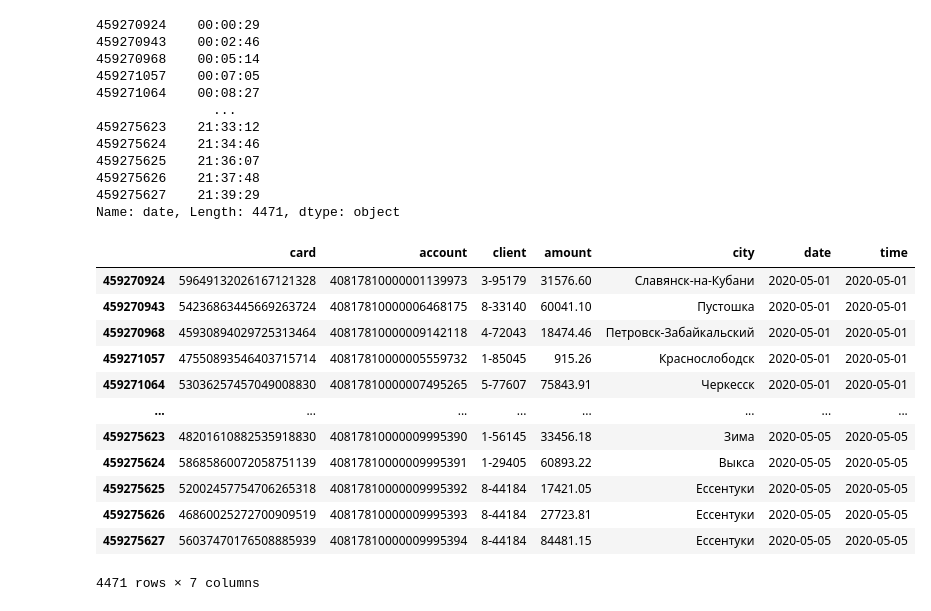
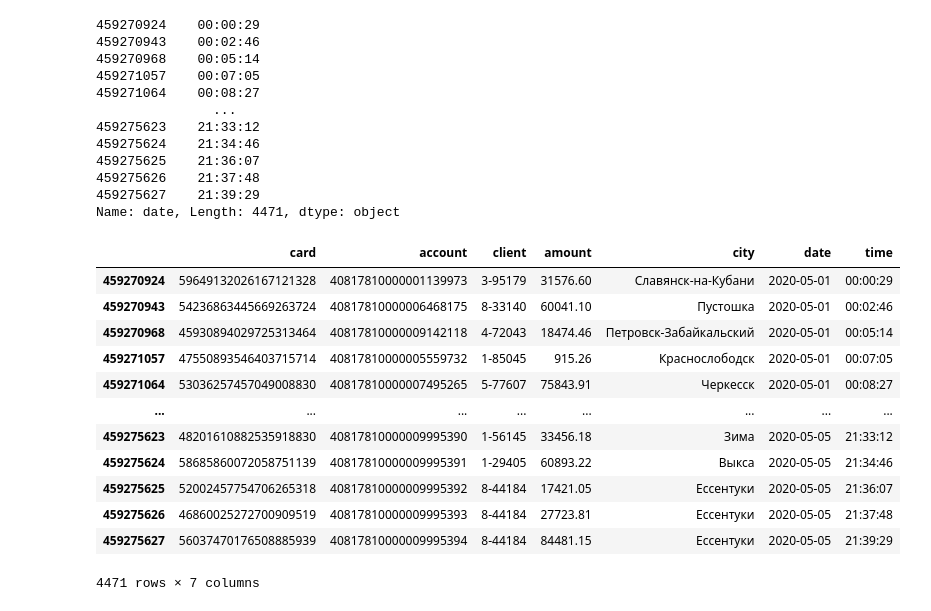
Before and after one commit to sersldmir/all_comp_repo, a Jupyter notebook: sber_cup.ipynb, the cells around one changed output. Drawn from its saved outputs; the diff is of its cells as text; code cells hidden in the pictures.

Commit message:
fixed time error

```diff
--- a/sber_cup.ipynb
+++ b/sber_cup.ipynb
@@ -135,29 +134,29 @@ Name: date, Length: 4471, dtype: object
 # %%
 # избавимся от ненужных данных и оставим следующие данные:
 # - дата операции (разобьем отдельно на дату и время)
 # - номер карты
 # - номер акка
 # - номер клиента
 # - сумма средств в операции
 # - город
 
-df_for_analysis = transactions_df.loc[:, ['card', 'account', 'client', 'amount', 'city']].astype({'amount': np.float64, 'card':np.str_, 'account':np.str_, 'client':np.str_, 'city':np.str_})
+df_for_analysis = transactions_df.loc[:, ['card', 'account', 'client', 'amount', 'city']]
 transaction_dates = pd.to_datetime(transactions_df.loc[:, 'date'].str.split('T').apply(lambda x: x[0]), format='%Y-%m-%d')
 df_for_analysis['date'] = transaction_dates
 transaction_times = pd.to_datetime(transactions_df.loc[:, 'date'].str.split('T').apply(lambda x: x[1]), format='%H:%M:%S').dt.time
-df_for_analysis['time'] = transaction_dates
+df_for_analysis['time'] = transaction_times
 df_for_analysis
 # %% [output]
 |  | card | account | client | amount | city | date | time |
-| 459270924 | 59649132026167121328 | 40817810000001139973 | 3-95179 | 31576.60 | Славянск-на-Кубани | 2020-05-01 | 2020-05-01 |
-| 459270943 | 54236863445669263724 | 40817810000006468175 | 8-33140 | 60041.10 | Пустошка | 2020-05-01 | 2020-05-01 |
-| 459270968 | 45930894029725313464 | 40817810000009142118 | 4-72043 | 18474.46 | Петровск-Забайкальский | 2020-05-01 | 2020-05-01 |
-| 459271057 | 47550893546403715714 | 40817810000005559732 | 1-85045 | 915.26 | Краснослободск | 2020-05-01 | 2020-05-01 |
-| 459271064 | 53036257457049008830 | 40817810000007495265 | 5-77607 | 75843.91 | Черкесск | 2020-05-01 | 2020-05-01 |
+| 459270924 | 59649132026167121328 | 40817810000001139973 | 3-95179 | 31576.60 | Славянск-на-Кубани | 2020-05-01 | 00:00:29 |
+| 459270943 | 54236863445669263724 | 40817810000006468175 | 8-33140 | 60041.10 | Пустошка | 2020-05-01 | 00:02:46 |
+| 459270968 | 45930894029725313464 | 40817810000009142118 | 4-72043 | 18474.46 | Петровск-Забайкальский | 2020-05-01 | 00:05:14 |
+| 459271057 | 47550893546403715714 | 40817810000005559732 | 1-85045 | 915.26 | Краснослободск | 2020-05-01 | 00:07:05 |
+| 459271064 | 53036257457049008830 | 40817810000007495265 | 5-77607 | 75843.91 | Черкесск | 2020-05-01 | 00:08:27 |
 | ... | ... | ... | ... | ... | ... | ... | ... |
-| 459275623 | 48201610882535918830 | 40817810000009995390 | 1-56145 | 33456.18 | Зима | 2020-05-05 | 2020-05-05 |
-| 459275624 | 58685860072058751139 | 40817810000009995391 | 1-29405 | 60893.22 | Выкса | 2020-05-05 | 2020-05-05 |
-| 459275625 | 52002457754706265318 | 40817810000009995392 | 8-44184 | 17421.05 | Ессентуки | 2020-05-05 | 2020-05-05 |
-| 459275626 | 46860025272700909519 | 40817810000009995393 | 8-44184 | 27723.81 | Ессентуки | 2020-05-05 | 2020-05-05 |
-| 459275627 | 56037470176508885939 | 40817810000009995394 | 8-44184 | 84481.15 | Ессентуки | 2020-05-05 | 2020-05-05 |
+| 459275623 | 48201610882535918830 | 40817810000009995390 | 1-56145 | 33456.18 | Зима | 2020-05-05 | 21:33:12 |
+| 459275624 | 58685860072058751139 | 40817810000009995391 | 1-29405 | 60893.22 | Выкса | 2020-05-05 | 21:34:46 |
+| 459275625 | 52002457754706265318 | 40817810000009995392 | 8-44184 | 17421.05 | Ессентуки | 2020-05-05 | 21:36:07 |
+| 459275626 | 46860025272700909519 | 40817810000009995393 | 8-44184 | 27723.81 | Ессентуки | 2020-05-05 | 21:37:48 |
+| 459275627 | 56037470176508885939 | 40817810000009995394 | 8-44184 | 84481.15 | Ессентуки | 2020-05-05 | 21:39:29 |
 4471 rows × 7 columns
```
Also changed, not shown: parts of 2 cells of this notebook.
